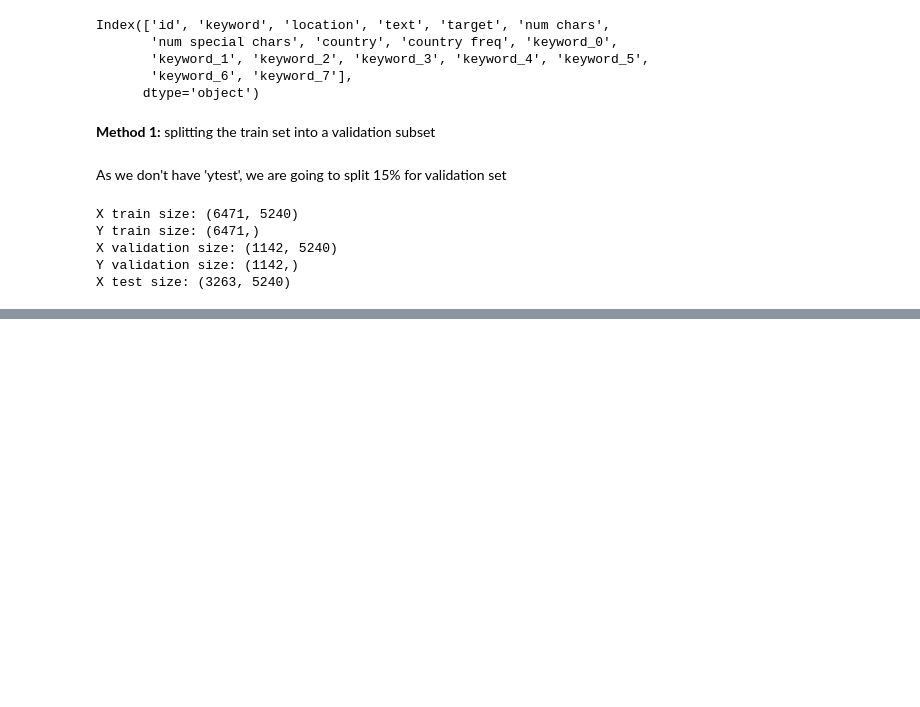
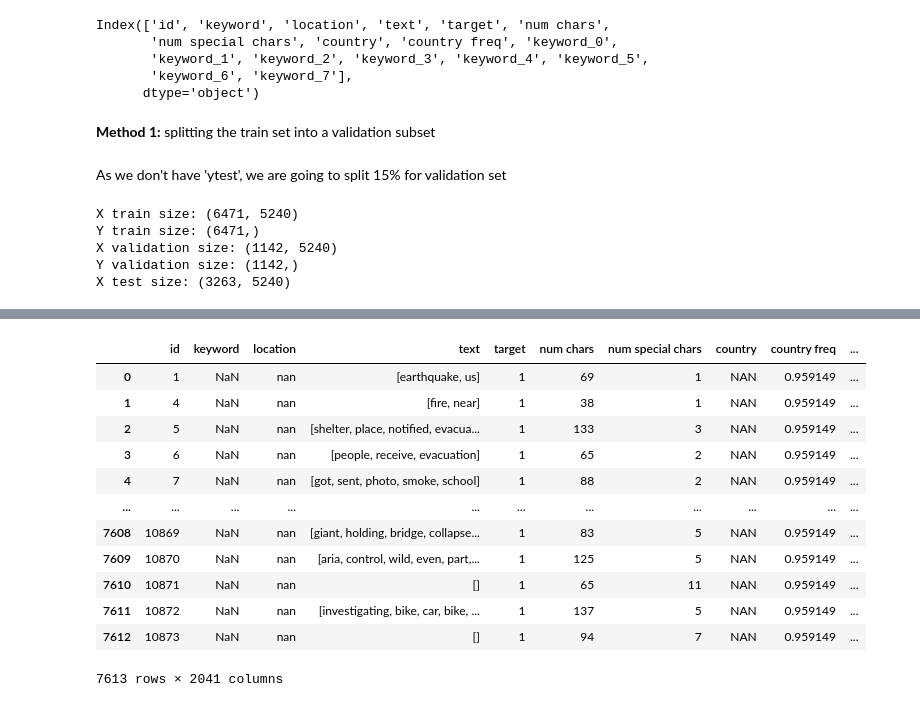
Before and after one commit to raissalohanna/DataLab-FinalProject, a Jupyter notebook: NLP Tweet Disaster.ipynb, the cells around one changed output, grey strips where cells are left out. Drawn from its saved outputs; the diff is of its cells as text; code cells hidden in the pictures; blank space fills up the shorter version.

Commit message:
Word2Vec implementation

```diff
--- a/NLP Tweet Disaster.ipynb
+++ b/NLP Tweet Disaster.ipynb
@@ -791,6 +796,10 @@ def tokenize_and_remove_stopwords(text):
 # %%
 train_data['text']  = train_data['text'].apply(lambda x : tokenize_and_remove_stopwords(x))
 test_data['text']   = test_data['text'].apply(lambda x : tokenize_and_remove_stopwords(x))
+# %%
+#Word2Vec copy
+train_copy = train_data.copy()
+test_copy  = test_data.copy()
 # %%
 train_data.text
 # %% [output]
@@ -1001,0 +1146,17 @@ pd.DataFrame(ypred_RF)
+# %%
+train_copy = pd.concat([train_copy, emb_df.T], axis=1)
+train_copy
+# %% [output]
+|  | id | keyword | location | text | target | num chars | num special chars | country | country freq | ... |
+| 0 | 1 | NaN | nan | [earthquake, us] | 1 | 69 | 1 | NAN | 0.959149 | ... |
+| 1 | 4 | NaN | nan | [fire, near] | 1 | 38 | 1 | NAN | 0.959149 | ... |
+| 2 | 5 | NaN | nan | [shelter, place, notified, evacua... | 1 | 133 | 3 | NAN | 0.959149 | ... |
+| 3 | 6 | NaN | nan | [people, receive, evacuation] | 1 | 65 | 2 | NAN | 0.959149 | ... |
+| 4 | 7 | NaN | nan | [got, sent, photo, smoke, school] | 1 | 88 | 2 | NAN | 0.959149 | ... |
+| ... | ... | ... | ... | ... | ... | ... | ... | ... | ... | ... |
+| 7608 | 10869 | NaN | nan | [giant, holding, bridge, collapse... | 1 | 83 | 5 | NAN | 0.959149 | ... |
+| 7609 | 10870 | NaN | nan | [aria, control, wild, even, part,... | 1 | 125 | 5 | NAN | 0.959149 | ... |
+| 7610 | 10871 | NaN | nan | [] | 1 | 65 | 11 | NAN | 0.959149 | ... |
+| 7611 | 10872 | NaN | nan | [investigating, bike, car, bike, ... | 1 | 137 | 5 | NAN | 0.959149 | ... |
+| 7612 | 10873 | NaN | nan | [] | 1 | 94 | 7 | NAN | 0.959149 | ... |
+7613 rows × 2041 columns
```
Also changed, not shown: parts of 30 cells of this notebook.
